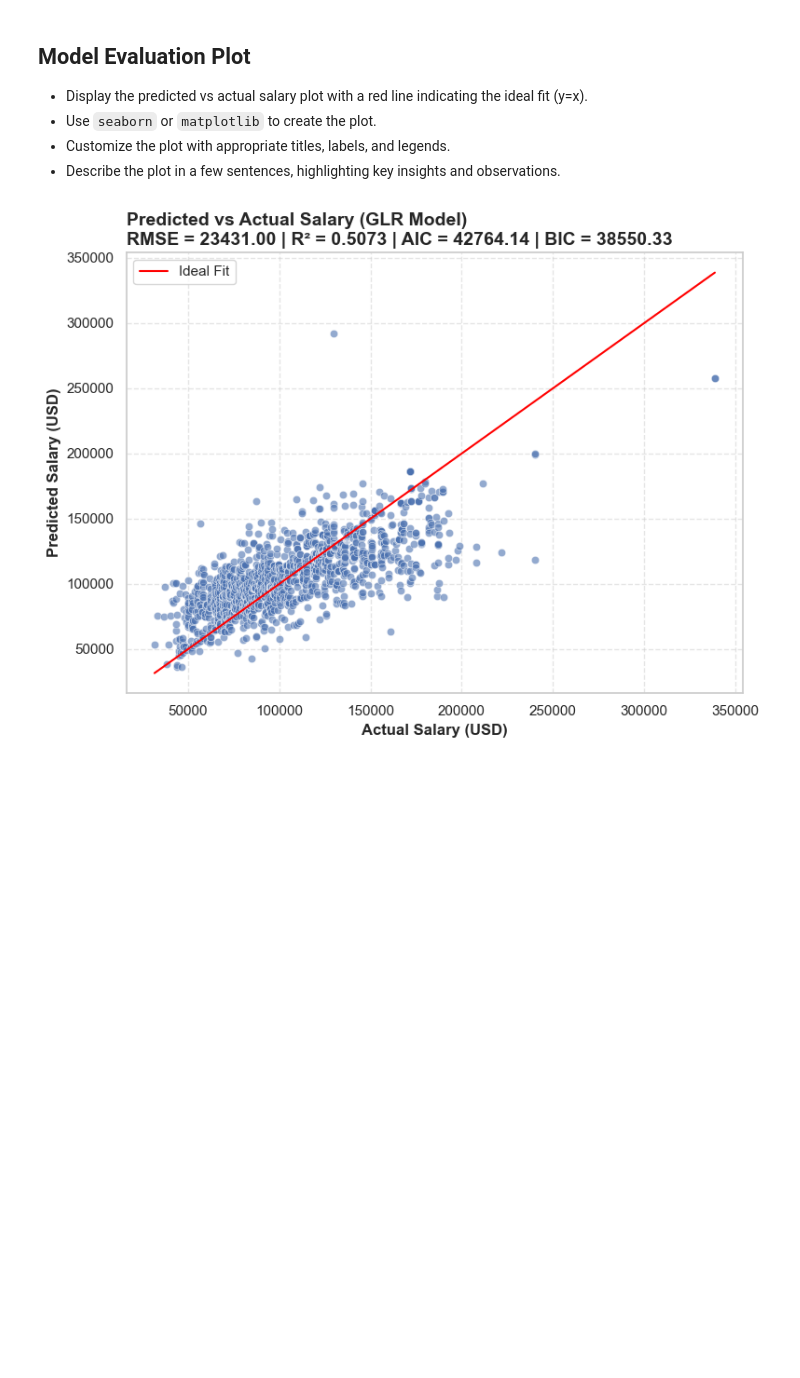
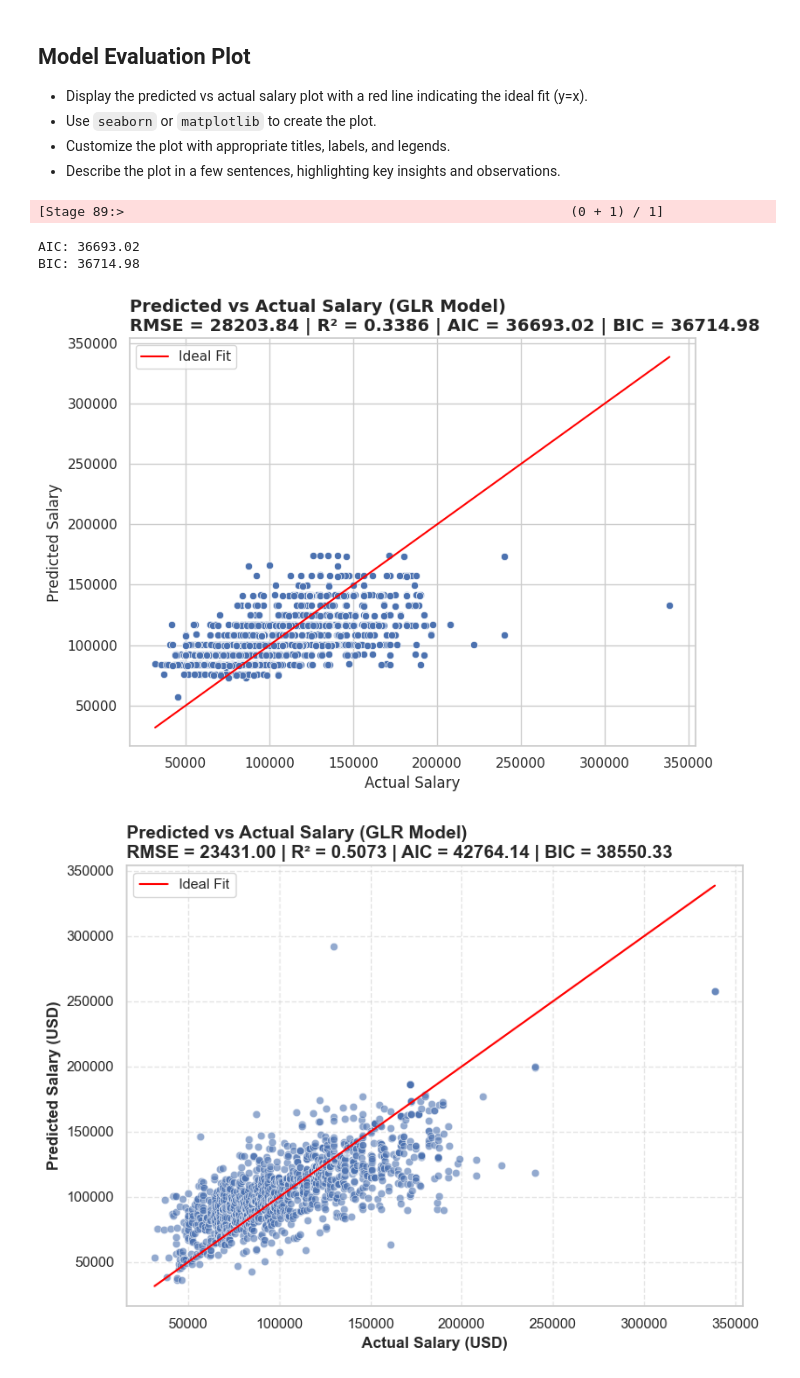
Before and after one commit to met-ad-688/lab08-binderiya-du, a Jupyter notebook: lab08-binderiya.ipynb, the cells around one changed output. Cells and saved outputs as stored; diff of their text form; code cells hidden in the pictures; blank space fills up the shorter version.

```diff
--- a/lab08-binderiya.ipynb
+++ b/lab08-binderiya.ipynb
@@ -388,6 +433,77 @@ rmse =
 - Use `seaborn` or `matplotlib` to create the plot.
 - Customize the plot with appropriate titles, labels, and legends.
 - Describe the plot in a few sentences, highlighting key insights and observations.
+# %%
+from pyspark.ml.evaluation import RegressionEvaluator
+import numpy as np
+
+# Step 1: Get prediction DataFrame and convert to Pandas
+pred_df = summary.predictions.select("prediction", "SALARY")
+pred_pd = pred_df.toPandas()
+
+# Step 2: Calculate residuals
+residuals = pred_pd["SALARY"] - pred_pd["prediction"]
+
+# Step 3: RSS and n
+rss = np.sum(residuals ** 2)
+n = len(residuals)
+k = len(assembler.getInputCols()) + 1  # +1 for the intercept
+
+# Step 4: Compute AIC and BIC
+aic = n * np.log(rss / n) + 2 * k
+bic = n * np.log(rss / n) + k * np.log(n)
+
+print(f"AIC: {aic:.2f}")
+print(f"BIC: {bic:.2f}")
+# %% [output]
+[Stage 89:>                                                         (0 + 1) / 1]
+AIC: 36693.02
+BIC: 36714.98
+# %%
+#| eval: true
+#| echo: false
+import pandas as pd
+import matplotlib.pyplot as plt
+import seaborn as sns
+
+# Convert GLR predictions to pandas
+pandas_df = summary.predictions.select("prediction", "SALARY").toPandas()
+
+# Plot
+plt.figure(figsize=(8, 6))
+sns.set_theme(style="whitegrid")
+
+# Scatter plot: predicted vs actual
+sns.scatterplot(data=pandas_df, x="SALARY", y="prediction")
+plt.plot([pandas_df["SALARY"].min(), pandas_df["SALARY"].max()],
+         [pandas_df["SALARY"].min(), pandas_df["SALARY"].max()],
+         color="red", label="Ideal Fit")
+
+plt.xlabel("Actual Salary")
+plt.ylabel("Predicted Salary")
+plt.legend()
+
+# Metrics (fill in with your actual values if you calculated them earlier)
+from pyspark.ml.evaluation import RegressionEvaluator
+
+evaluator = RegressionEvaluator(labelCol="SALARY", predictionCol="prediction")
+rmse = evaluator.evaluate(summary.predictions, {evaluator.metricName: "rmse"})
+r2 = evaluator.evaluate(summary.predictions, {evaluator.metricName: "r2"})
+aic = n * np.log(rss / n) + 2 * k
+bic = n * np.log(rss / n) + k * np.log(n)
+
+# Title with metrics
+plt.title(f"Predicted vs Actual Salary (GLR Model)\n"
+          f"RMSE = {rmse:.2f} | R² = {r2:.4f} | AIC = {aic:.2f} | BIC = {bic:.2f}",
+          loc="left", fontsize=14, fontweight="bold")
+
+plt.tight_layout()
+
+# Save figure
+plt.savefig("_output/glr_predicted_vs_actual.png", dpi=300)
+plt.show()
+# %% [output]
+[figure, added]
 # %%
 #| eval: true
 #| echo: false
```
Also changed, not shown: parts of 9 cells of this notebook, 2 other files.
